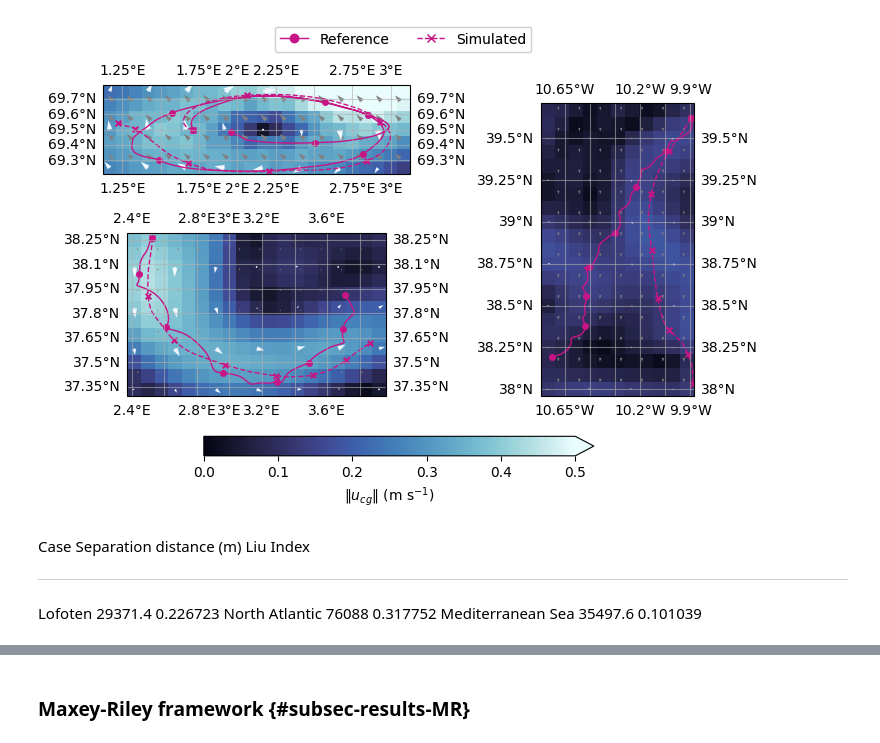
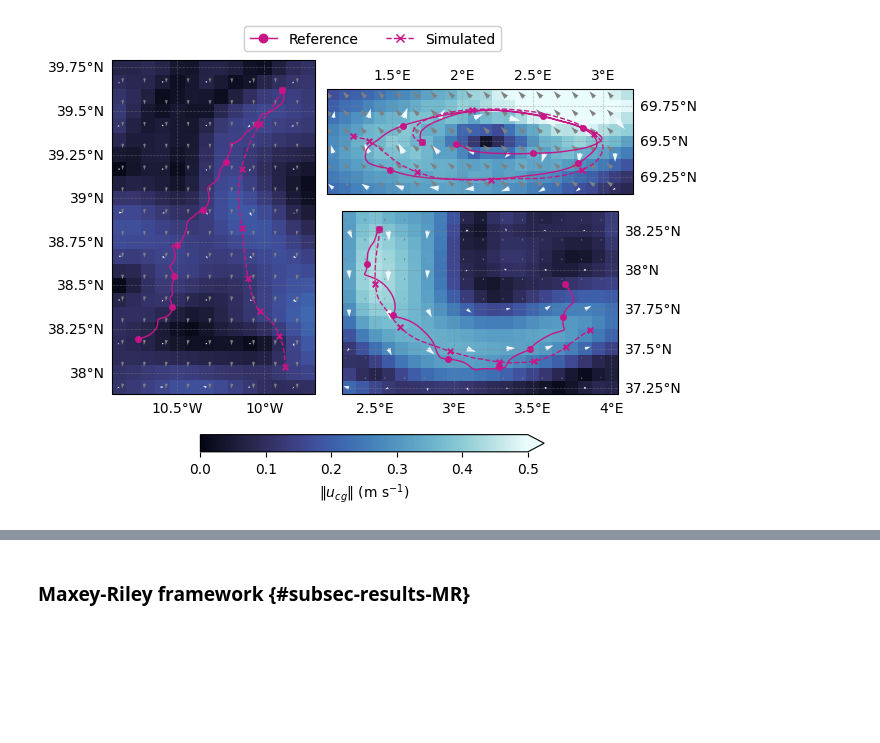
Before and after one commit to vadmbertr/otc25-final_report, a Jupyter notebook: sections/03_results.ipynb, the cells around one changed output, grey strips where cells are left out. Drawn from its saved outputs; the diff is of its cells as text; code cells hidden in the pictures; blank space fills up the shorter version.

```diff
--- a/sections/03_results.ipynb
+++ b/sections/03_results.ipynb
@@ -63,7 +80,10 @@ l2_dir = f"{base_dir}/l2"
 
 melodi_l2_df = pd.read_parquet(os.path.join(l2_dir, "melodi_l2_df.parquet"))
 
-model = LinearCombination(Az=0.0271643, beta_w=0.00645653)
+# Avoid re-fitting the model; hard-code previously estimated parameters
+Az = 0.027164294179297017
+beta_wm = 0.006456534645157547
+model = LinearCombination(Az=Az, beta_w=beta_wm)
 horizon_days = 7
 
 lof_true_traj, lof_est_traj = linear_reconstruction(
@@ -79,7 +99,7 @@ med_true_traj, med_est_traj = linear_reconstruction(
 vardyn_ds, wind_ds, wave_ds = get_forcings()
 # %%
 #| label: fig-lin-comb-est
-#| fig-cap: "Linear combination model (Eq. @eq-lin-comb) estimated trajectories over a 7-day horizon (dashed lines) against the true drifter trajectories (solid lines) for three different MELODI drifters deployed in the Lofoten Basin (top left), North Atlantic (right), and Mediterranean Sea (bottom left)."
+#| fig-cap: "Linear combination model (@eq-lin-comb) estimated trajectories over a 7-day horizon (dashed lines) against the true drifter trajectories (solid lines) for three different MELODI drifters deployed in the Lofoten Vortex (top right), off the Portuguese Coast (left), and in the Balearic Sea (bottom right). Markers indicate daily positions along the trajectories. Background colors indicate the magnitude of the cyclogeostrophic current from the VarDyn and white arrows give their velocity, while grey arrows represent wind velocity from the ERA5 reanalysis."
 
 import cartopy.crs as ccrs
 import cmocean.cm as cmo
@@ -88,6 +108,11 @@ import matplotlib.pyplot as plt
 
 
 def plot_trajectories(true_traj, est_traj, ax):
+    def aligned_range(min_val, max_val, spacing):
+        start = np.ceil(min_val / spacing) * spacing
+        end   = np.floor(max_val / spacing) * spacing
+        return np.arange(start, end + spacing / 2, spacing)
+
     points_idx = ((np.arange(horizon_days) + 1) * 24).astype(int)
 
     ax.plot(
@@ -101,8 +126,8 @@ def plot_trajectories(true_traj, est_traj, ax):
     ax.plot(true_traj.value[:,1], true_traj.value[:,0], c="mediumvioletred", linewidth=1)
     ax.plot(est_traj.value[:,1], est_traj.value[:,0], '--', c="mediumvioletred", linewidth=1)
 
-    min_lon, max_lon = ax.get_xlim()
-    min_lat, max_lat = ax.get_ylim()
+    min_lon, max_lon = np.asarray(ax.get_xlim()) + np.asarray([-0.1, 0.1])
+    min_lat, max_lat = np.asarray(ax.get_ylim()) + np.asarray([-0.1, 0.1])
 
     mid_time = np.datetime64(int(true_traj.times.value[len(true_traj.times.value) // 2].item()), "s")
     _vardyn_ds = vardyn_ds.sel(time=mid_time, method="nearest").sel(
@@ -129,74 +154,51 @@ def plot_trajectories(true_traj, est_traj, ax):
     ax.scatter(true_traj.value[points_idx,1], true_traj.value[points_idx,0], marker="o", s=16, c="mediumvioletred")
     ax.scatter(est_traj.value[points_idx,1], est_traj.value[points_idx,0], marker="x", s=16, c="mediumvioletred")
 
-    ax.gridlines(alpha=0.6, draw_labels=True)
+    lon_ticks = aligned_range(min_lon, max_lon, spacing=0.5)
+    lat_ticks = aligned_range(min_lat, max_lat, spacing=0.25)
+    gl = ax.gridlines(
+        draw_labels=True, xlocs=lon_ticks, ylocs=lat_ticks, linewidth=0.5, color="gray", alpha=0.5, linestyle="--"
+    )
 
-    return im
+    return im, gl
 
 
 fig, axd = plt.subplot_mosaic(
     """
-    AB
-    CB
+    BA
+    BC
     """,
-    width_ratios=[2, 1],
+    width_ratios=[.4, .6],
     subplot_kw=dict(projection=ccrs.PlateCarree()),
     #gridspec_kw=get_gridspec_kwargs(fig_width, fig_height),
     figsize=(12, 5), layout="compressed"
 )
 
-plot_trajectories(lof_true_traj, lof_est_traj, axd["A"])
-plot_trajectories(na_true_traj, na_est_traj, axd["B"])
-im = plot_trajectories(med_true_traj, med_est_traj, axd["C"])
+_, gl_b = plot_trajectories(na_true_traj, na_est_traj, axd["B"])
+_, gl_a = plot_trajectories(lof_true_traj, lof_est_traj, axd["A"])
+im, gl_c = plot_trajectories(med_true_traj, med_est_traj, axd["C"])
+
+gl_b.top_labels = False
+gl_b.right_labels = False
+gl_a.bottom_labels = False
+gl_a.left_labels = False
+gl_c.top_labels = False
+gl_c.left_labels = False
 
 clb = fig.colorbar(
     im, ax=axd.values(), location="bottom", shrink=.66, extend="max"
 )
 clb.set_label(label="$\| u_{cg} \|$ (m s$^{-1}$)")
 
 line_handles = [
     Line2D([], [], color="mediumvioletred", marker="o", lw=1, label="Reference"),
     Line2D([], [], color="mediumvioletred", marker="x", linestyle="--", lw=1, label="Simulated"),
 ]
 leg1 = fig.legend(
     handles=line_handles, loc="upper center", ncol=2, frameon=True, bbox_to_anchor=(0.5, 0.975)
 )
 fig.add_artist(leg1)
 
 plt.show()
 # %% [output]
-[figure, old version]
+[figure, new version]
-# %%
-#| label: tbl-lin-mod-eval
-#| tbl-cap: Estimated parameters of the linear combination model (Eq. @eq-lin-comb) after performing a non-negative-least-squares fit on the L1 processed drifter data.
-
-from IPython.display import Markdown
-from tabulate import tabulate
-
-
-Markdown(tabulate(
-    [
-        [
-            "Lofoten",
-            lof_true_traj.separation_distance(lof_est_traj).value[-1],
-            lof_true_traj.liu_index(lof_est_traj).value[-1]
-        ],
-        [
-            "North Atlantic",
-            na_true_traj.separation_distance(na_est_traj).value[-1],
-            na_true_traj.liu_index(na_est_traj).value[-1]
-        ],
-        [
-            "Mediterranean Sea",
-            med_true_traj.separation_distance(med_est_traj).value[-1],
-            med_true_traj.liu_index(med_est_traj).value[-1]
-        ]
-    ],
-    headers=["Case", "Separation distance (m)", "Liu Index"]
-))
-# %% [output]
-Case                 Separation distance (m)    Liu Index
------------------  -------------------------  -----------
-Lofoten                              29371.4     0.226723
-North Atlantic                       76088       0.317752
-Mediterranean Sea                    35497.6     0.101039
```
Also changed, not shown: parts of 9 cells of this notebook, 2 other files.
